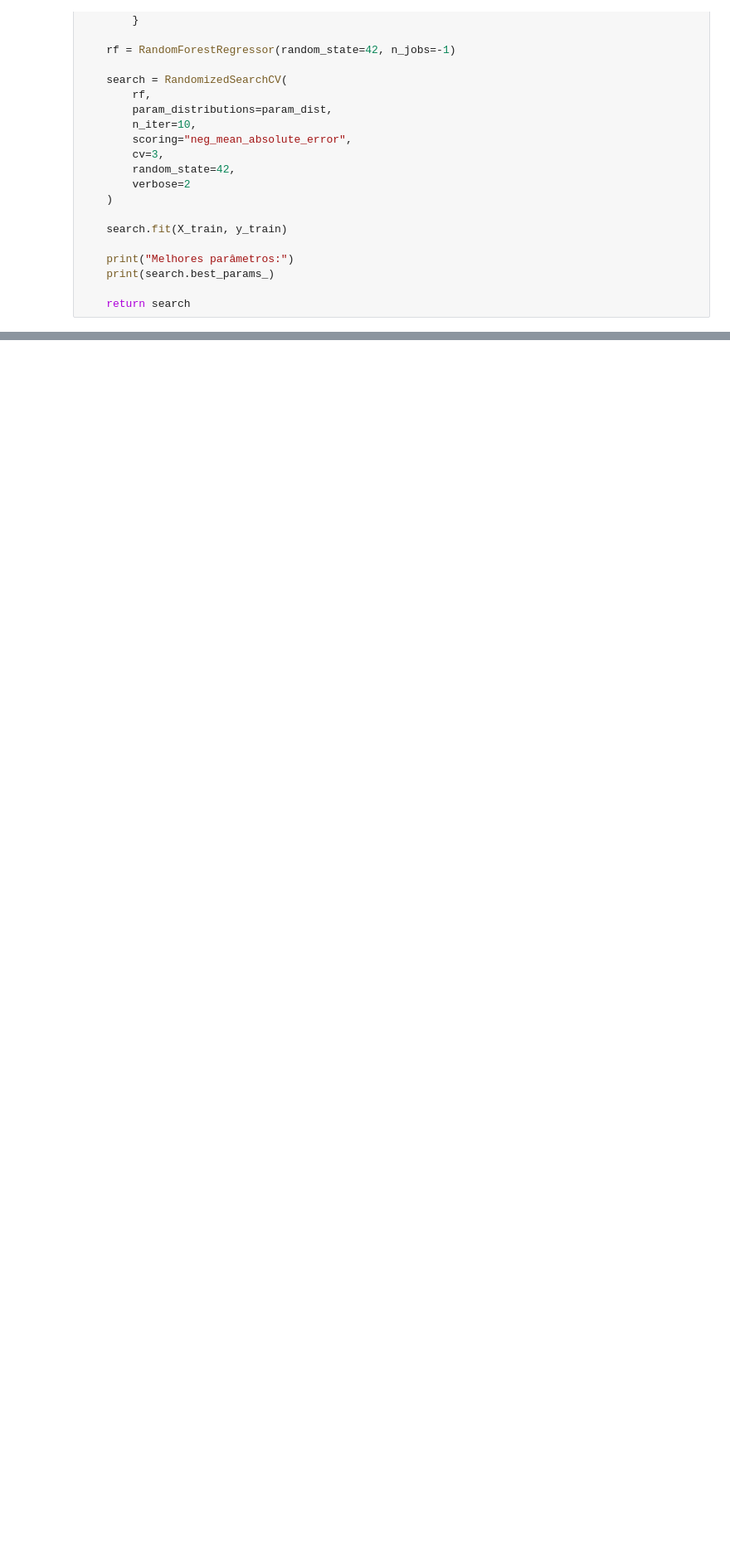
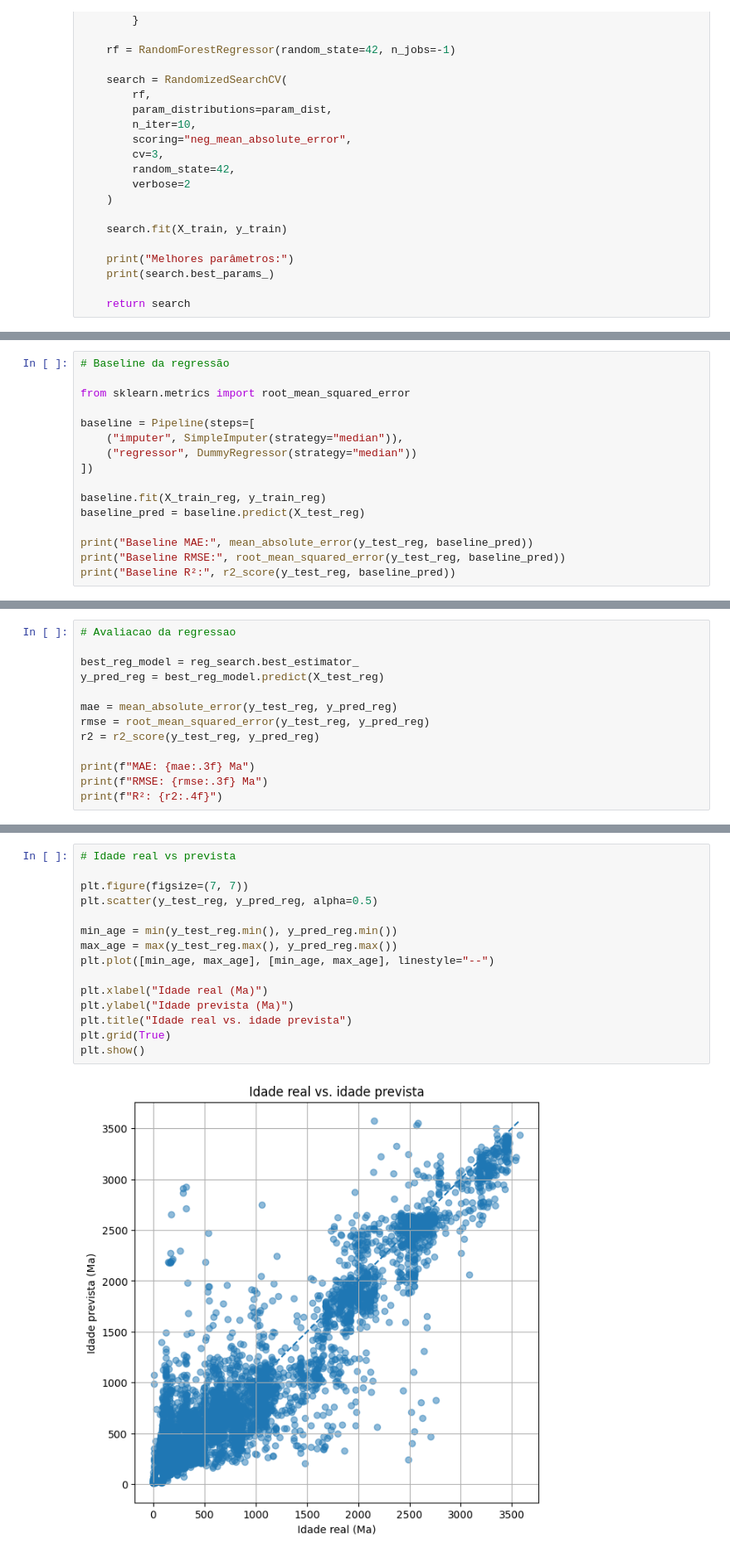
Before and after one commit to JCss156/zircon-age-prediction, a Jupyter notebook: notebooks/02_geochemical_age_classification.ipynb, the cells around one changed output, grey strips where cells are left out. Shown at 83% size. Saved outputs shown, nothing was run; the diff lists cells and outputs as text; blank space fills up the shorter version.

```diff
--- a/notebooks/02_geochemical_age_classification.ipynb
+++ b/notebooks/02_geochemical_age_classification.ipynb
@@ -724,0 +704,16 @@ weighted avg       0.85      0.84      0.84      6108
+# %%
+# Baseline da regressão
+
+from sklearn.metrics import root_mean_squared_error
+
+baseline = Pipeline(steps=[
+    ("imputer", SimpleImputer(strategy="median")),
+    ("regressor", DummyRegressor(strategy="median"))
+])
+
+baseline.fit(X_train_reg, y_train_reg)
+baseline_pred = baseline.predict(X_test_reg)
+
+print("Baseline MAE:", mean_absolute_error(y_test_reg, baseline_pred))
+print("Baseline RMSE:", root_mean_squared_error(y_test_reg, baseline_pred))
+print("Baseline R²:", r2_score(y_test_reg, baseline_pred))
@@ -724,0 +769,13 @@ weighted avg       0.85      0.84      0.84      6108
+# %%
+# Avaliacao da regressao
+
+best_reg_model = reg_search.best_estimator_
+y_pred_reg = best_reg_model.predict(X_test_reg)
+
+mae = mean_absolute_error(y_test_reg, y_pred_reg)
+rmse = root_mean_squared_error(y_test_reg, y_pred_reg)
+r2 = r2_score(y_test_reg, y_pred_reg)
+
+print(f"MAE: {mae:.3f} Ma")
+print(f"RMSE: {rmse:.3f} Ma")
+print(f"R²: {r2:.4f}")
@@ -724,0 +786,17 @@ weighted avg       0.85      0.84      0.84      6108
+# %%
+# Idade real vs prevista
+
+plt.figure(figsize=(7, 7))
+plt.scatter(y_test_reg, y_pred_reg, alpha=0.5)
+
+min_age = min(y_test_reg.min(), y_pred_reg.min())
+max_age = max(y_test_reg.max(), y_pred_reg.max())
+plt.plot([min_age, max_age], [min_age, max_age], linestyle="--")
+
+plt.xlabel("Idade real (Ma)")
+plt.ylabel("Idade prevista (Ma)")
+plt.title("Idade real vs. idade prevista")
+plt.grid(True)
+plt.show()
+# %% [output]
+[figure, added]
```
Also changed, not shown: parts of 20 cells of this notebook.
